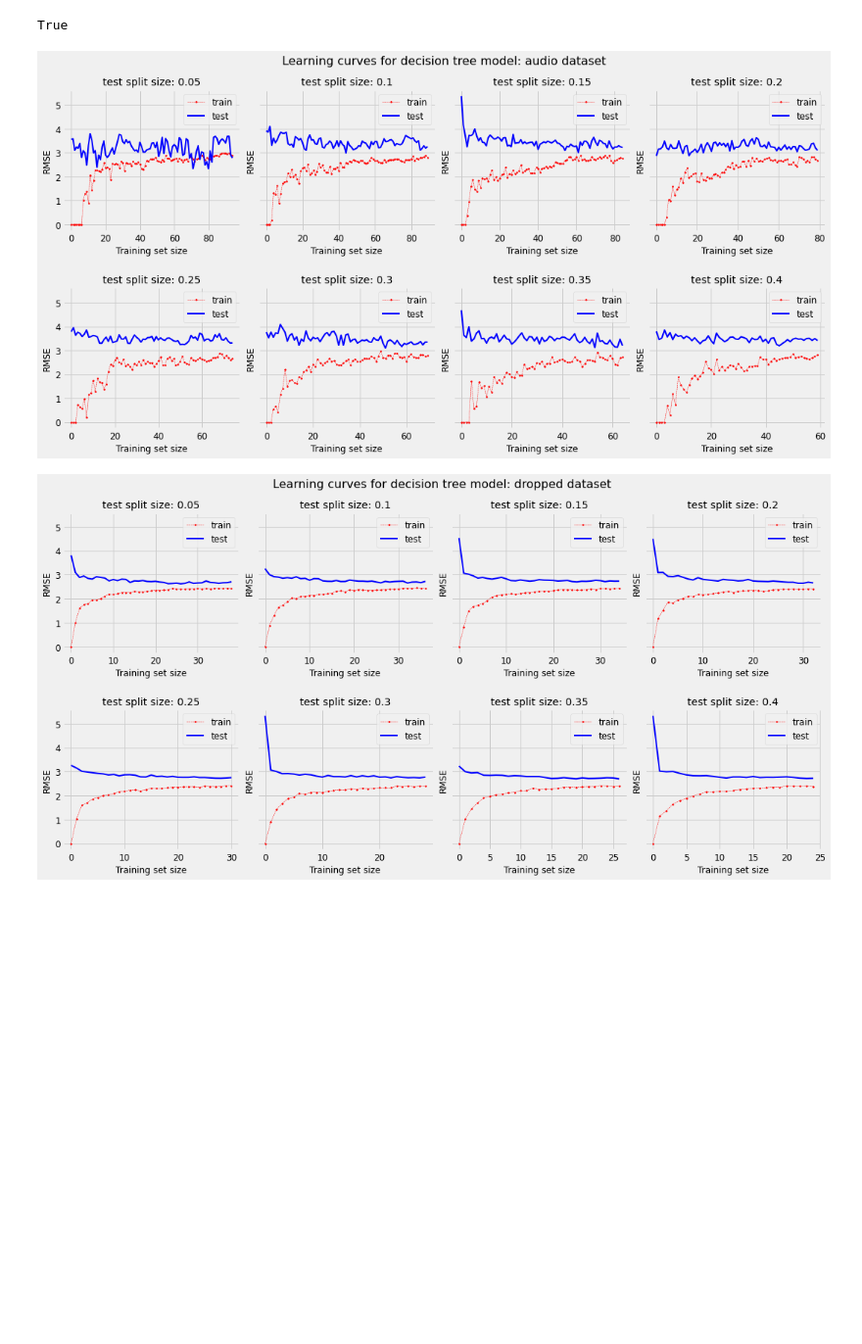
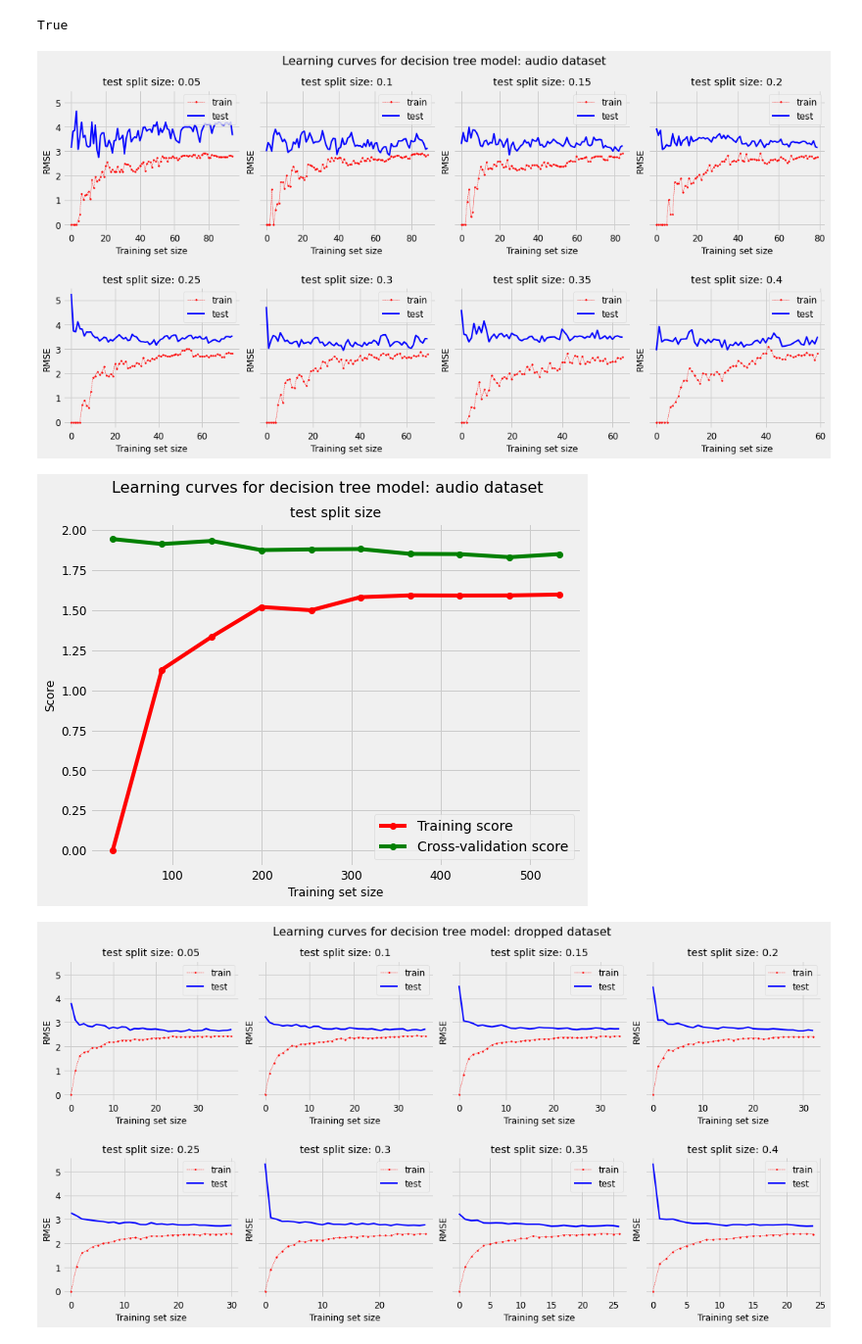
Before and after one commit to alarsen123/music-genre-classification, a Jupyter notebook: MLP3/modeling.ipynb, the cells around one changed output. Shown at 98% size. Cells and saved outputs as stored; diff of their text form; code cells hidden in the pictures; blank space fills up the shorter version.

```diff
--- a/MLP3/modeling.ipynb
+++ b/MLP3/modeling.ipynb
@@ -162,7 +156,7 @@ def plot_learning_curves(model, X, y, title=None, splits = [.05, .1, .15,.2, .25
             idx = (int(i / ncols), int(i % ncols))
 
         X_train, X_val, y_train, y_val = train_test_split(X, y, test_size = split)
-        train_errors, val_errors = [], []
+        train_errors, val_errors, ys = [], [], []
 
         for m in range(start_size, len(X_train), scale):
             model.fit(X_train[:m ], y_train[:m ])
@@ -171,13 +165,15 @@ def plot_learning_curves(model, X, y, title=None, splits = [.05, .1, .15,.2, .25
             train_errors.append(mean_squared_error(
                 y_train[:m ], y_train_predict))
             val_errors.append(mean_squared_error(y_val, y_val_predict))
+            ys.append(m)
 
-        axs[idx].set_title(f'test split size: {split}',fontsize = 14)
-        axs[idx].plot(np.sqrt(train_errors), 'r--.', linewidth=0.5, label="train", markersize=3)
-        axs[idx].plot(np.sqrt(val_errors), "b-", linewidth=2, label="test")
+        axs[idx].set_title(f'test split size: {split}', fontsize = 14)
+        axs[idx].plot(np.sqrt(train_errors),ys, 'r--.', linewidth=0.5, label="train", markersize=3)
+        axs[idx].plot(np.sqrt(val_errors),ys, "b-", linewidth=2, label="test")
         axs[idx].legend(loc="upper right", fontsize=12)
         axs[idx].set_xlabel("Training set size", fontsize=12)
         axs[idx].set_ylabel("RMSE", fontsize=12)
+        axs[idx].set_xlim(start_size, len(X_train))
         i += 1
     fig.suptitle(title, fontsize = 16)
     plt.subplots_adjust(left=0.1,
@@ -196,9 +192,9 @@ def plot_learning_curves(model, X, y, title=None, splits = [.05, .1, .15,.2, .25
 from sklearn.model_selection import learning_curve
 
 
-def plot_learning_curve(model, X, y, title=None, plot_name=None):
-    fig, ax = plt.subplots(1, 1, figsize = (18,8),sharey=True)
-    train_sizes = np.linspace(0.05, 0.8, 25)
+def plot_learning_curve(model, X, y, title=None, plot_name=None, splits = 10):
+    fig, ax = plt.subplots(1, 1, figsize = (8,6),sharey=True)
+    train_sizes = np.linspace(0.05, 0.8, splits)
     train_sizes, train_mse, test_mse = learning_curve(model, X, y,
                                                     train_sizes=train_sizes,
                                                     scoring='neg_root_mean_squared_error',
@@ -215,6 +211,8 @@ def plot_learning_curve(model, X, y, title=None, plot_name=None):
             color="r", label="Training score")
     ax.plot(train_sizes, test_scores_mean, 'o-',
             color="g", label="Cross-validation score")
+    ax.set_xlabel("Training set size", fontsize=12)
+    ax.set_ylabel("Score", fontsize=12)
     ax.legend(loc="best")
 
     fig.suptitle(title, fontsize = 16)
@@ -224,7 +222,7 @@ def plot_learning_curve(model, X, y, title=None, plot_name=None):
             RESULTS_PATH, 'learning_curve_' + plot_name + '.png'))
 
 # plot_learning_curve(tree_dropped, X_dropped, y_dropped_nums,
-#                      'Learning curves for decision tree model: dropped dataset', plot_name = = = m e ='learning_curve_tree_dropped.png')
+#                      'Learning curves for decision tree model: dropped dataset')
 # %%
 def plot_confustion_matrices(models, plot_name):
     fig, axs = plt.subplots(1, 3, figsize=(20, 5))
@@ -458,7 +456,11 @@ True
 # %%
 plot_learning_curves(tree_audio, X_audio, y_audio_nums,
                      'Learning curves for decision tree model: audio dataset', plot_name = 'tree_audio')
+
+plot_learning_curve(tree_audio, X_audio, y_audio_nums,
+                     'Learning curves for decision tree model: audio dataset', plot_name='tree_audio', splits = 20)
 # %% [output]
-[figure, old version]
+[figure, new version]
+[figure, added]
 # %%
 plot_learning_curves(tree_dropped, X_dropped, y_dropped_nums,
```
Also changed, not shown: parts of 18 cells of this notebook, 33 other files.
